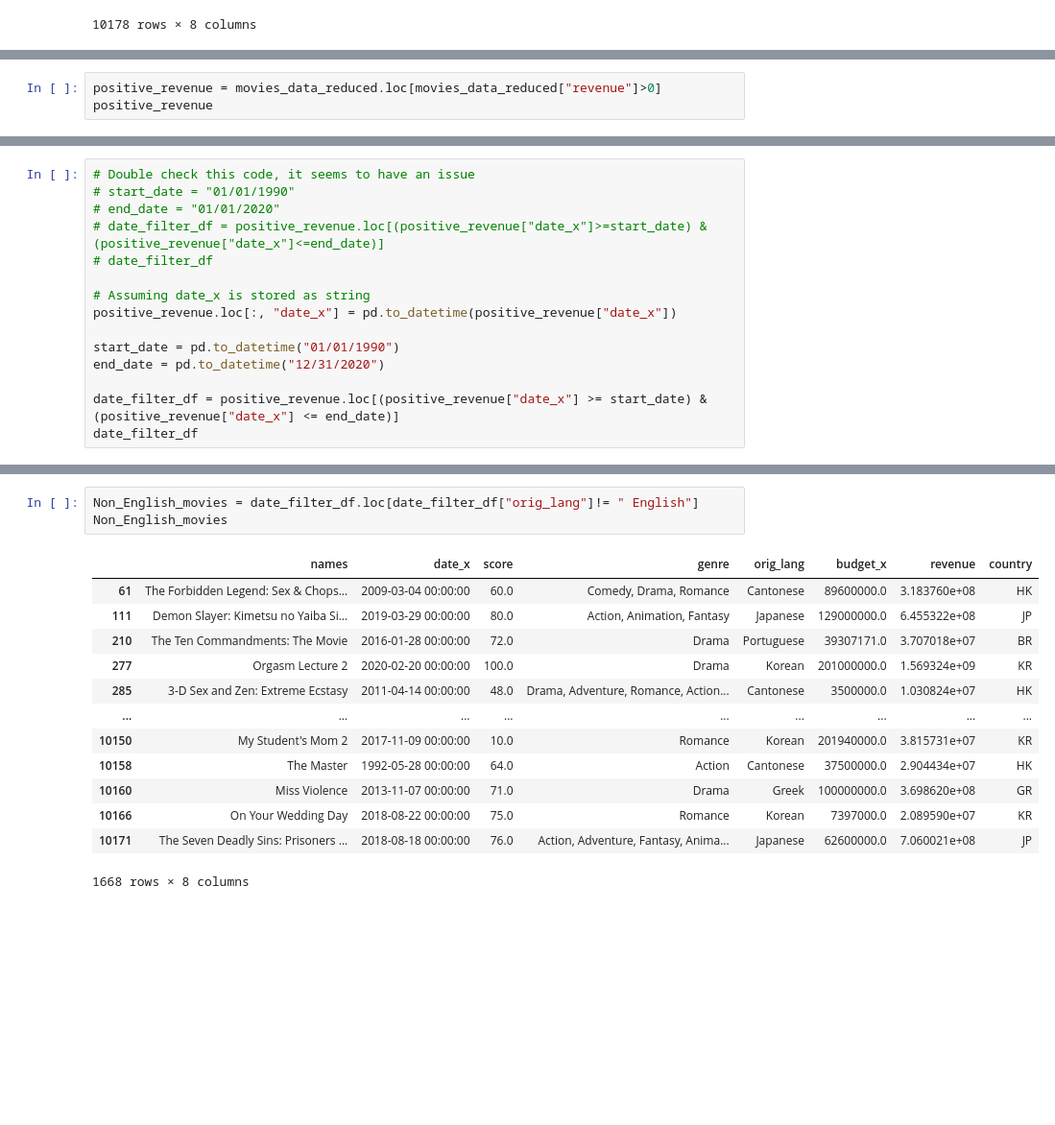
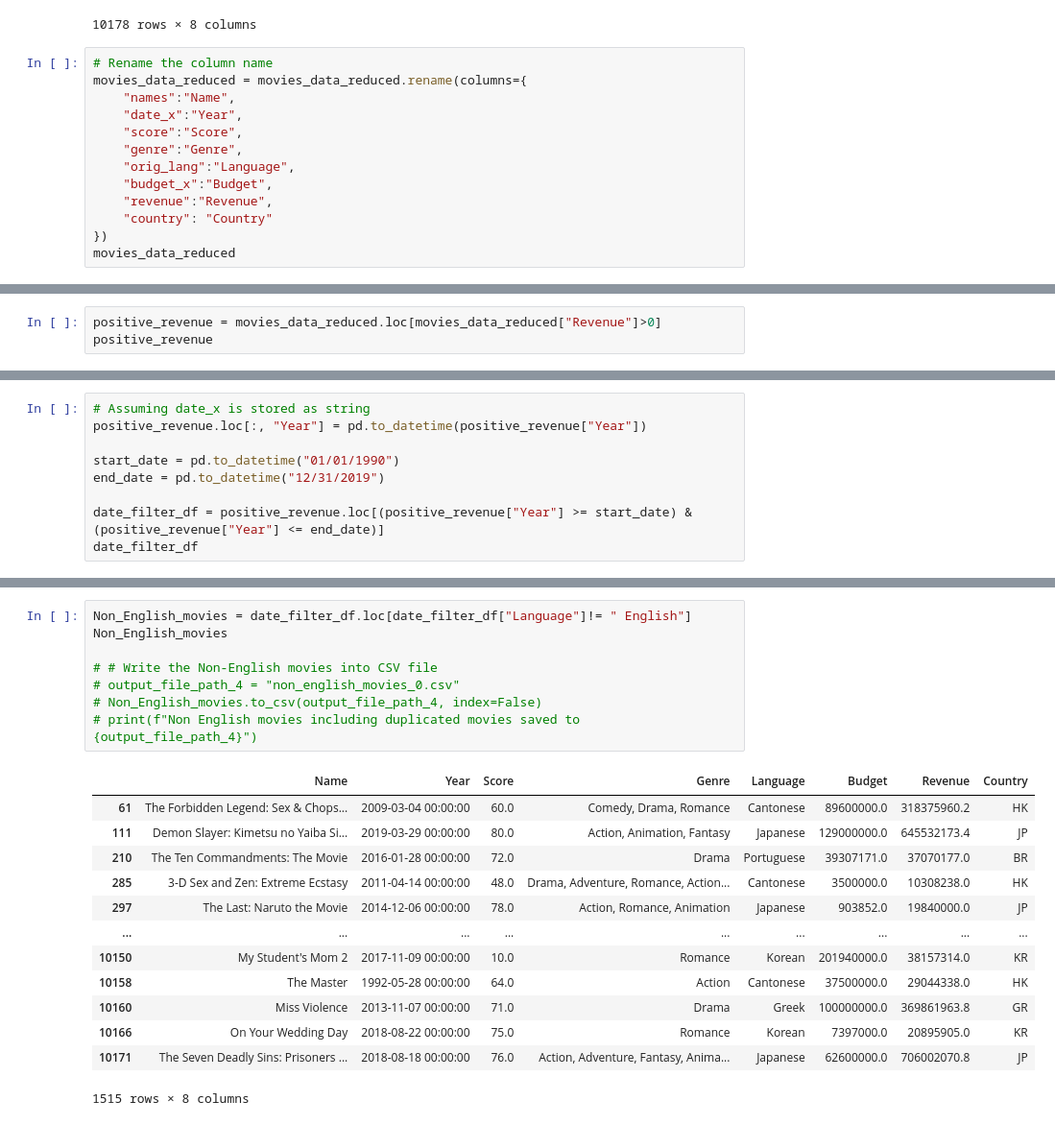
Before and after one commit to hatkiet/Project-1-Red-Team, a Jupyter notebook: IMDB_data_Kiet.ipynb, the cells around one changed output, grey strips where cells are left out. Shown: that part at 96% size. Cells and saved outputs as stored; diff of their text form; blank space fills up the shorter version.

```diff
--- a/IMDB_data_Kiet.ipynb
+++ b/IMDB_data_Kiet.ipynb
@@ -34,3 +34,16 @@ movies_data_reduced
 | 10176 | Darkman II: The Return of Durant | 07/11/1995 | 55.0 | Action, Adventure, Science Fictio... | English | 116000000.0 | 4.756613e+08 | US |
 | 10177 | The Swan Princess: A Royal Wedding | 07/20/2020 | 70.0 | Animation, Family, Fantasy | English | 92400000.0 | 5.394018e+08 | GB |
 10178 rows × 8 columns
+# %%
+# Rename the column name
+movies_data_reduced = movies_data_reduced.rename(columns={
+    "names":"Name",
+    "date_x":"Year",
+    "score":"Score",
+    "genre":"Genre",
+    "orig_lang":"Language",
+    "budget_x":"Budget",
+    "revenue":"Revenue",
+    "country": "Country"
+})
+movies_data_reduced
@@ -37,4 +64,4 @@ movies_data_reduced
 # %%
-positive_revenue = movies_data_reduced.loc[movies_data_reduced["revenue"]>0]
+positive_revenue = movies_data_reduced.loc[movies_data_reduced["Revenue"]>0]
 positive_revenue
 # %% [output]
@@ -52,18 +79,12 @@ positive_revenue
 | 10177 | The Swan Princess: A Royal Wedding | 07/20/2020 | 70.0 | Animation, Family, Fantasy | English | 92400000.0 | 5.394018e+08 | GB |
 10105 rows × 8 columns
 # %%
-# Double check this code, it seems to have an issue
-# start_date = "01/01/1990"
-# end_date = "01/01/2020"
-# date_filter_df = positive_revenue.loc[(positive_revenue["date_x"]>=start_date) & (positive_revenue["date_x"]<=end_date)]
-# date_filter_df
-
 # Assuming date_x is stored as string
-positive_revenue.loc[:, "date_x"] = pd.to_datetime(positive_revenue["date_x"])
+positive_revenue.loc[:, "Year"] = pd.to_datetime(positive_revenue["Year"])
 
 start_date = pd.to_datetime("01/01/1990")
-end_date = pd.to_datetime("12/31/2020")
+end_date = pd.to_datetime("12/31/2019")
 
-date_filter_df = positive_revenue.loc[(positive_revenue["date_x"] >= start_date) & (positive_revenue["date_x"] <= end_date)]
+date_filter_df = positive_revenue.loc[(positive_revenue["Year"] >= start_date) & (positive_revenue["Year"] <= end_date)]
 date_filter_df
 # %% [output]
@@ -100,17 +155,22 @@ English_movies
 # %%
-Non_English_movies = date_filter_df.loc[date_filter_df["orig_lang"]!= " English"]
+Non_English_movies = date_filter_df.loc[date_filter_df["Language"]!= " English"]
 Non_English_movies
+
+# # Write the Non-English movies into CSV file
+# output_file_path_4 = "non_english_movies_0.csv"
+# Non_English_movies.to_csv(output_file_path_4, index=False)
+# print(f"Non English movies including duplicated movies saved to {output_file_path_4}")
 # %% [output]
-|  | names | date_x | score | genre | orig_lang | budget_x | revenue | country |
-| 61 | The Forbidden Legend: Sex & Chops... | 2009-03-04 00:00:00 | 60.0 | Comedy, Drama, Romance | Cantonese | 89600000.0 | 3.183760e+08 | HK |
-| 111 | Demon Slayer: Kimetsu no Yaiba Si... | 2019-03-29 00:00:00 | 80.0 | Action, Animation, Fantasy | Japanese | 129000000.0 | 6.455322e+08 | JP |
-| 210 | The Ten Commandments: The Movie | 2016-01-28 00:00:00 | 72.0 | Drama | Portuguese | 39307171.0 | 3.707018e+07 | BR |
-| 277 | Orgasm Lecture 2 | 2020-02-20 00:00:00 | 100.0 | Drama | Korean | 201000000.0 | 1.569324e+09 | KR |
-| 285 | 3-D Sex and Zen: Extreme Ecstasy | 2011-04-14 00:00:00 | 48.0 | Drama, Adventure, Romance, Action... | Cantonese | 3500000.0 | 1.030824e+07 | HK |
+|  | Name | Year | Score | Genre | Language | Budget | Revenue | Country |
+| 61 | The Forbidden Legend: Sex & Chops... | 2009-03-04 00:00:00 | 60.0 | Comedy, Drama, Romance | Cantonese | 89600000.0 | 318375960.2 | HK |
+| 111 | Demon Slayer: Kimetsu no Yaiba Si... | 2019-03-29 00:00:00 | 80.0 | Action, Animation, Fantasy | Japanese | 129000000.0 | 645532173.4 | JP |
+| 210 | The Ten Commandments: The Movie | 2016-01-28 00:00:00 | 72.0 | Drama | Portuguese | 39307171.0 | 37070177.0 | BR |
+| 285 | 3-D Sex and Zen: Extreme Ecstasy | 2011-04-14 00:00:00 | 48.0 | Drama, Adventure, Romance, Action... | Cantonese | 3500000.0 | 10308238.0 | HK |
+| 297 | The Last: Naruto the Movie | 2014-12-06 00:00:00 | 78.0 | Action, Romance, Animation | Japanese | 903852.0 | 19840000.0 | JP |
 | ... | ... | ... | ... | ... | ... | ... | ... | ... |
-| 10150 | My Student's Mom 2 | 2017-11-09 00:00:00 | 10.0 | Romance | Korean | 201940000.0 | 3.815731e+07 | KR |
-| 10158 | The Master | 1992-05-28 00:00:00 | 64.0 | Action | Cantonese | 37500000.0 | 2.904434e+07 | HK |
-| 10160 | Miss Violence | 2013-11-07 00:00:00 | 71.0 | Drama | Greek | 100000000.0 | 3.698620e+08 | GR |
-| 10166 | On Your Wedding Day | 2018-08-22 00:00:00 | 75.0 | Romance | Korean | 7397000.0 | 2.089590e+07 | KR |
-| 10171 | The Seven Deadly Sins: Prisoners ... | 2018-08-18 00:00:00 | 76.0 | Action, Adventure, Fantasy, Anima... | Japanese | 62600000.0 | 7.060021e+08 | JP |
+| 10150 | My Student's Mom 2 | 2017-11-09 00:00:00 | 10.0 | Romance | Korean | 201940000.0 | 38157314.0 | KR |
+| 10158 | The Master | 1992-05-28 00:00:00 | 64.0 | Action | Cantonese | 37500000.0 | 29044338.0 | HK |
+| 10160 | Miss Violence | 2013-11-07 00:00:00 | 71.0 | Drama | Greek | 100000000.0 | 369861963.8 | GR |
+| 10166 | On Your Wedding Day | 2018-08-22 00:00:00 | 75.0 | Romance | Korean | 7397000.0 | 20895905.0 | KR |
+| 10171 | The Seven Deadly Sins: Prisoners ... | 2018-08-18 00:00:00 | 76.0 | Action, Adventure, Fantasy, Anima... | Japanese | 62600000.0 | 706002070.8 | JP |
-1668 rows × 8 columns
+1515 rows × 8 columns
```
Also changed, not shown: parts of 7 cells of this notebook, 3 other files.
